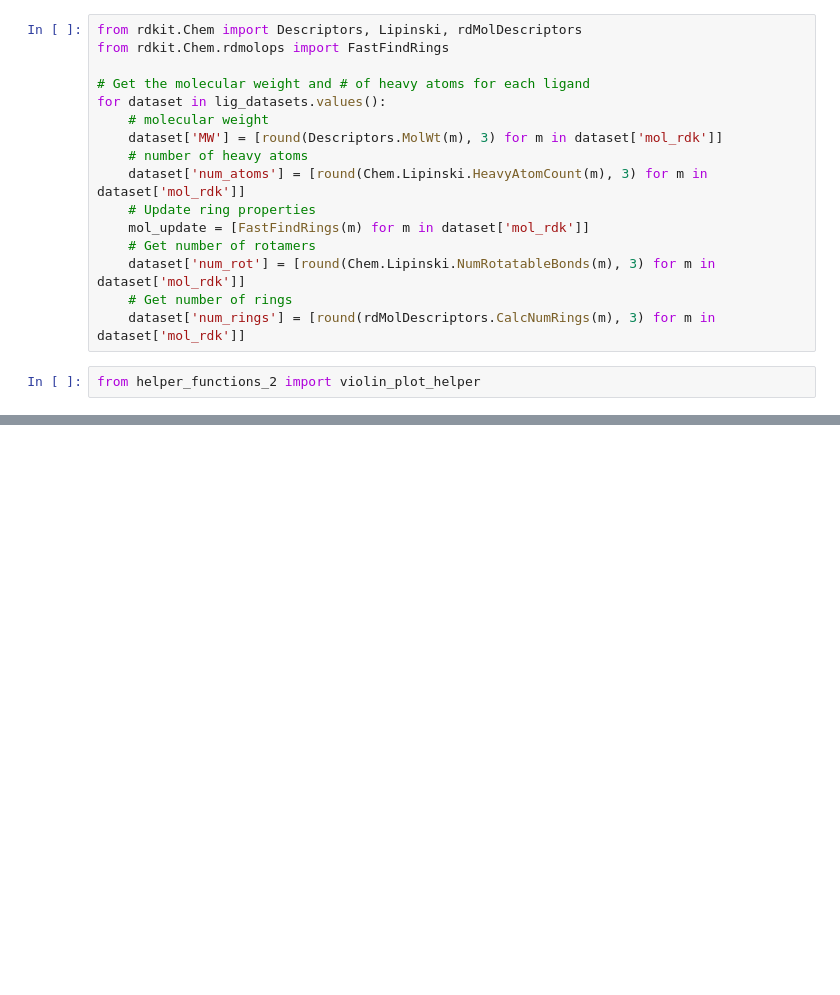
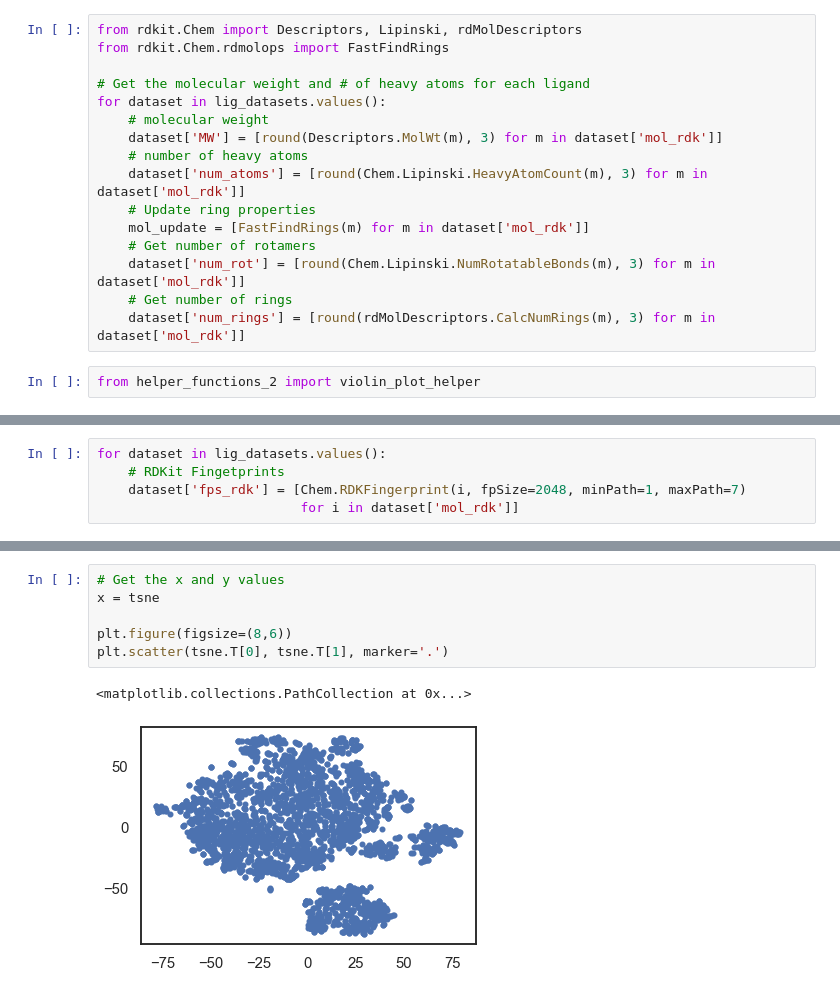
Before and after one commit to jRicciL/CDK2_notebooks, a Jupyter notebook: 2_Docking_analysis/3_Comparing_molecules_among_datasets.ipynb, the cells around one changed output, grey strips where cells are left out. Saved outputs shown, nothing was run; the diff lists cells and outputs as text; blank space fills up the shorter version.

```diff
--- a/2_Docking_analysis/3_Comparing_molecules_among_datasets.ipynb
+++ b/2_Docking_analysis/3_Comparing_molecules_among_datasets.ipynb
@@ -70,0 +106,5 @@ violin_plot_helper('num_rot', lig_datasets,
+# %%
+for dataset in lig_datasets.values():
+    # RDKit Fingetprints
+    dataset['fps_rdk'] = [Chem.RDKFingerprint(i, fpSize=2048, minPath=1, maxPath=7)
+                          for i in dataset['mol_rdk']]
@@ -70,0 +214,9 @@ violin_plot_helper('num_rot', lig_datasets,
+# %%
+# Get the x and y values
+x = tsne
+
+plt.figure(figsize=(8,6))
+plt.scatter(tsne.T[0], tsne.T[1], marker='.')
+# %% [output]
+<matplotlib.collections.PathCollection at 0x...>
+[figure, added]
```
Also changed, not shown: parts of 24 cells of this notebook.
